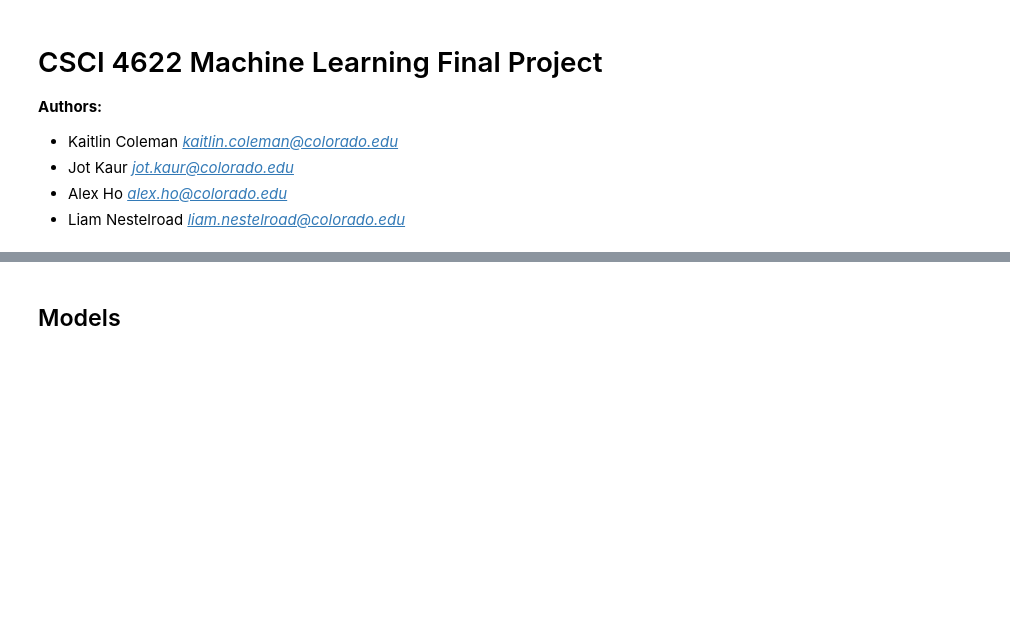
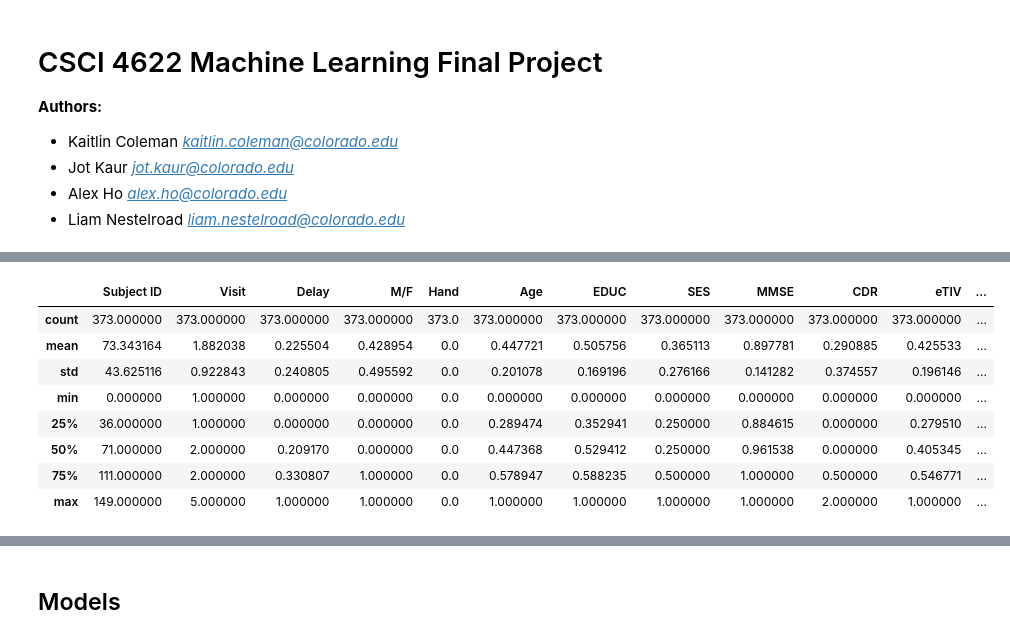
Before and after one commit to lnestelroad/CSCI_4622_MachineLearning, a Jupyter notebook: Final_Project.ipynb, the cells around one changed output, grey strips where cells are left out. Cells and saved outputs as stored; diff of their text form; code cells hidden in the pictures; blank space fills up the shorter version.

```diff
--- a/Final_Project.ipynb
+++ b/Final_Project.ipynb
@@ -30 +146,13 @@ TensorFlow version: 2.4.1
+# %%
+data_l.describe()
+# %% [output]
+|  | Subject ID | Visit | Delay | M/F | Hand | Age | EDUC | SES | MMSE | CDR | eTIV | ... |
+| count | 373.000000 | 373.000000 | 373.000000 | 373.000000 | 373.0 | 373.000000 | 373.000000 | 373.000000 | 373.000000 | 373.000000 | 373.000000 | ... |
+| mean | 73.343164 | 1.882038 | 0.225504 | 0.428954 | 0.0 | 0.447721 | 0.505756 | 0.365113 | 0.897781 | 0.290885 | 0.425533 | ... |
+| std | 43.625116 | 0.922843 | 0.240805 | 0.495592 | 0.0 | 0.201078 | 0.169196 | 0.276166 | 0.141282 | 0.374557 | 0.196146 | ... |
+| min | 0.000000 | 1.000000 | 0.000000 | 0.000000 | 0.0 | 0.000000 | 0.000000 | 0.000000 | 0.000000 | 0.000000 | 0.000000 | ... |
+| 25% | 36.000000 | 1.000000 | 0.000000 | 0.000000 | 0.0 | 0.289474 | 0.352941 | 0.250000 | 0.884615 | 0.000000 | 0.279510 | ... |
+| 50% | 71.000000 | 2.000000 | 0.209170 | 0.000000 | 0.0 | 0.447368 | 0.529412 | 0.250000 | 0.961538 | 0.000000 | 0.405345 | ... |
+| 75% | 111.000000 | 2.000000 | 0.330807 | 1.000000 | 0.0 | 0.578947 | 0.588235 | 0.500000 | 1.000000 | 0.500000 | 0.546771 | ... |
+| max | 149.000000 | 5.000000 | 1.000000 | 1.000000 | 0.0 | 1.000000 | 1.000000 | 1.000000 | 1.000000 | 2.000000 | 1.000000 | ... |
 # %% [markdown]
```
Also changed, not shown: parts of 28 cells of this notebook.
